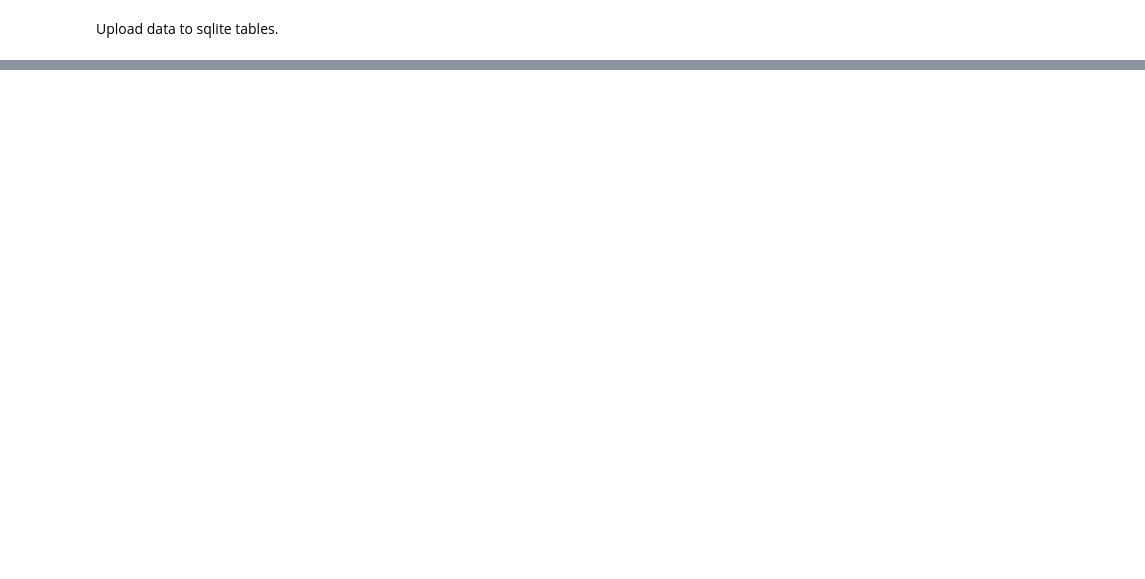
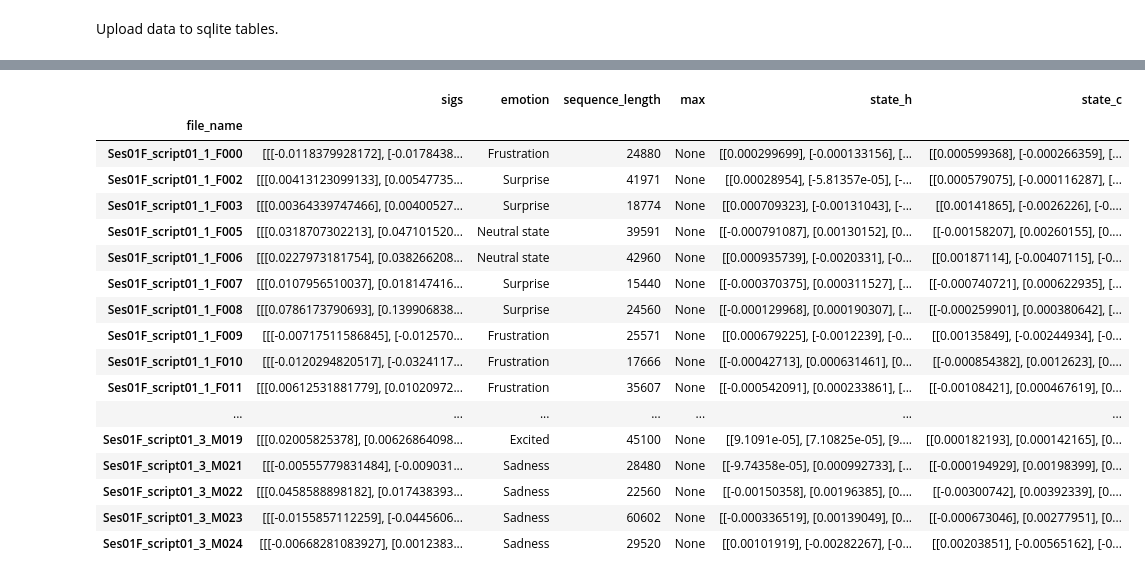
Before and after one commit to rkmalaiya/emotion_speech_perception, a Jupyter notebook: feature_extraction_lstm-with_batches_for_same_inputsample.ipynb, the cells around one changed output, grey strips where cells are left out. Saved outputs shown, nothing was run; the diff lists cells and outputs as text; code cells hidden in the pictures; blank space fills up the shorter version.

```diff
--- a/feature_extraction_lstm-with_batches_for_same_inputsample.ipynb
+++ b/feature_extraction_lstm-with_batches_for_same_inputsample.ipynb
@@ -198,7 +248,4 @@ Step 14 lr 0.001 Loss 0.0027557152789086103
 # %%
 #Data.output = np.array(Data.output)
-print(Data.state.c)
+Data.state_h = np.concatenate(Data.state_h)
+Data.state_c = np.concatenate(Data.state_c)
-# %%
-Data.context = np.array(Data.state.c)
-print(Data.context.shape)
-pd.DataFrame(Data.context).to_pickle("network_learned.pkl")
@@ -220,0 +272,30 @@ dis.Audio(data = y, rate = rate)
+# %%
+x_y.loc[:,'state_h'] = None
+x_y.loc[:,'state_c'] = None
+
+for c, (index, row) in enumerate(x_y.iterrows()):
+    row.state_h = Data.state_h[c].reshape((-1,1))
+    row.state_c = Data.state_c[c].reshape((-1,1))
+
+
+x_y.drop("max", axis = 1).to_pickle("dataset/x_y_sample_network_learned.pkl")
+x_y
+# %% [output]
+|  | sigs | emotion | sequence_length | max | state_h | state_c |
+| file_name |  |  |  |  |  |  |
+| Ses01F_script01_1_F000 | [[[-0.0118379928172], [-0.0178438... | Frustration | 24880 | None | [[0.000299699], [-0.000133156], [... | [[0.000599368], [-0.000266359], [... |
+| Ses01F_script01_1_F002 | [[[0.00413123099133], [0.00547735... | Surprise | 41971 | None | [[0.00028954], [-5.81357e-05], [-... | [[0.000579075], [-0.000116287], [... |
+| Ses01F_script01_1_F003 | [[[0.00364339747466], [0.00400527... | Surprise | 18774 | None | [[0.000709323], [-0.00131043], [-... | [[0.00141865], [-0.0026226], [-0.... |
+| Ses01F_script01_1_F005 | [[[0.0318707302213], [0.047101520... | Neutral state | 39591 | None | [[-0.000791087], [0.00130152], [0... | [[-0.00158207], [0.00260155], [0.... |
+| Ses01F_script01_1_F006 | [[[0.0227973181754], [0.038266208... | Neutral state | 42960 | None | [[0.000935739], [-0.0020331], [-0... | [[0.00187114], [-0.00407115], [-0... |
+| Ses01F_script01_1_F007 | [[[0.0107956510037], [0.018147416... | Surprise | 15440 | None | [[-0.000370375], [0.000311527], [... | [[-0.000740721], [0.000622935], [... |
+| Ses01F_script01_1_F008 | [[[0.0786173790693], [0.139906838... | Surprise | 24560 | None | [[-0.000129968], [0.000190307], [... | [[-0.000259901], [0.000380642], [... |
+| Ses01F_script01_1_F009 | [[[-0.00717511586845], [-0.012570... | Frustration | 25571 | None | [[0.000679225], [-0.0012239], [-0... | [[0.00135849], [-0.00244934], [-0... |
+| Ses01F_script01_1_F010 | [[[-0.0120294820517], [-0.0324117... | Frustration | 17666 | None | [[-0.00042713], [0.000631461], [0... | [[-0.000854382], [0.0012623], [0.... |
+| Ses01F_script01_1_F011 | [[[0.00612531881779], [0.01020972... | Frustration | 35607 | None | [[-0.000542091], [0.000233861], [... | [[-0.00108421], [0.000467619], [0... |
+| ... | ... | ... | ... | ... | ... | ... |
+| Ses01F_script01_3_M019 | [[[0.02005825378], [0.00626864098... | Excited | 45100 | None | [[9.1091e-05], [7.10825e-05], [9.... | [[0.000182193], [0.000142165], [0... |
+| Ses01F_script01_3_M021 | [[[-0.00555779831484], [-0.009031... | Sadness | 28480 | None | [[-9.74358e-05], [0.000992733], [... | [[-0.000194929], [0.00198399], [0... |
+| Ses01F_script01_3_M022 | [[[0.0458588898182], [0.017438393... | Sadness | 22560 | None | [[-0.00150358], [0.00196385], [0.... | [[-0.00300742], [0.00392339], [0.... |
+| Ses01F_script01_3_M023 | [[[-0.0155857112259], [-0.0445606... | Sadness | 60602 | None | [[-0.000336519], [0.00139049], [0... | [[-0.000673046], [0.00277951], [0... |
+| Ses01F_script01_3_M024 | [[[-0.00668281083927], [0.0012383... | Sadness | 29520 | None | [[0.00101919], [-0.00282267], [-0... | [[0.00203851], [-0.00565162], [-0... |
```
Also changed, not shown: parts of 31 cells of this notebook, 2 other files.
